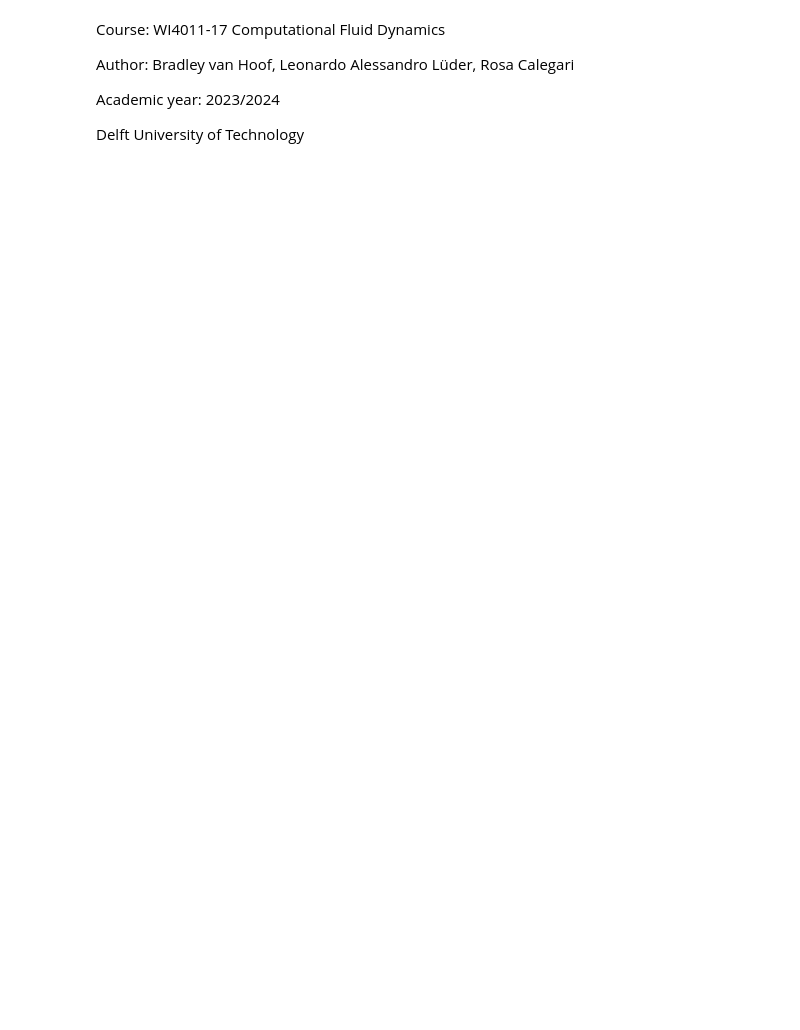
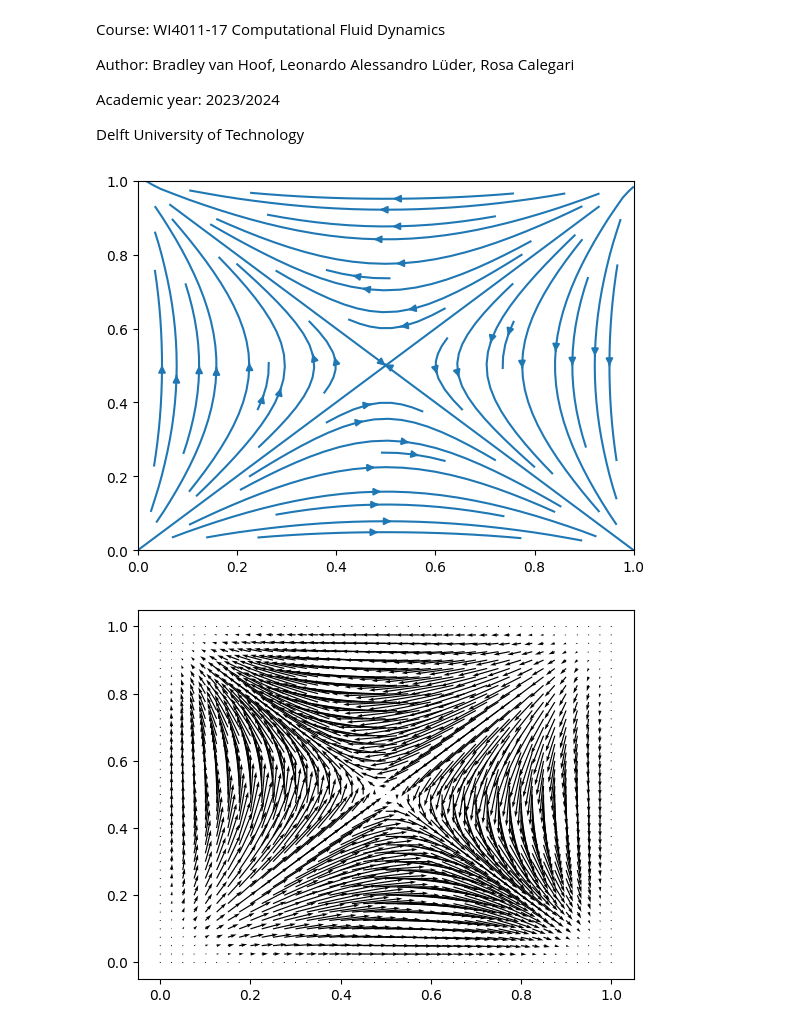
Before and after one commit to LeoderProfi/CFD_Project1, a Jupyter notebook: CFD_Pro_1.ipynb, the cells around one changed output. Saved outputs shown, nothing was run; the diff lists cells and outputs as text; code cells hidden in the pictures; blank space fills up the shorter version.

```diff
--- a/CFD_Pro_1.ipynb
+++ b/CFD_Pro_1.ipynb
@@ -32,5 +32,55 @@ def generate_mesh_2D(x_min, x_max, y_min, y_max, n_cells_x, n_cells_y):
             cells[k, 3] = (i+1) + (n_cells_x + 1)*(j+1)  # the linear index of the upper right corner of the element
 
     return vertices, cells
+# %%
+x_min = 0.0
+x_max = 1.0
+y_min = 0.0
+y_max = 1.0
+
+n_cells_x = 40  # Question's mesh
+n_cells_y = 40  # Question's mesh
+
+vertices, cells = generate_mesh_2D(x_min, x_max, y_min, y_max, n_cells_x, n_cells_y)
+
+def u_1(x, y):
+    return x**2 * ((1-x)**2) * (2*y-6*y**2+4*y**3)
+def u_2(x, y):
+    return y**2 * ((1-y)**2) *(2*x-6*x**2+4*x**3)
+def p(x, y=0):
+    return x*(1-x)
+
+def calc_u_1(vertices):
+    return u_1(vertices[:,0], vertices[:,1])
+def calc_u_2(vertices):
+    return u_2(vertices[:,0], vertices[:,1])
+def calc_p(vertices):
+    return p(vertices[:,0], vertices[:,1])
+
+u_1_values = calc_u_1(vertices)
+u_2_values = calc_u_2(vertices)
+p_values = calc_p(vertices)
+
+# Reshape vertices and values
+x = vertices[:, 0].reshape(n_cells_y+1, n_cells_x+1)
+y = vertices[:, 1].reshape(n_cells_y+1, n_cells_x+1)
+u1 = u_1_values.reshape(n_cells_y+1, n_cells_x+1)
+u2 = u_2_values.reshape(n_cells_y+1, n_cells_x+1)
+
+
+
+#plt.pcolormesh(vertices[:, 0].reshape(n_cells_y+1, n_cells_x+1), vertices[:, 1].reshape(n_cells_y+1, n_cells_x+1), p_values.reshape(n_cells_y+1, n_cells_x+1))  # plot the error
+plt.streamplot(x, y, u1, u2)
+plt.show()
+
+
+# Create a quiver plot
+plt.quiver(x, y, u1, u2, scale=0.1, scale_units='xy', angles='xy')
+
+# Display the plot
+plt.show()
+# %% [output]
+[figure, added]
+[figure, added]
 # %%
 def compute_local_mass_matrix():
```
Also changed, not shown: parts of 12 cells of this notebook, 1 other file.
